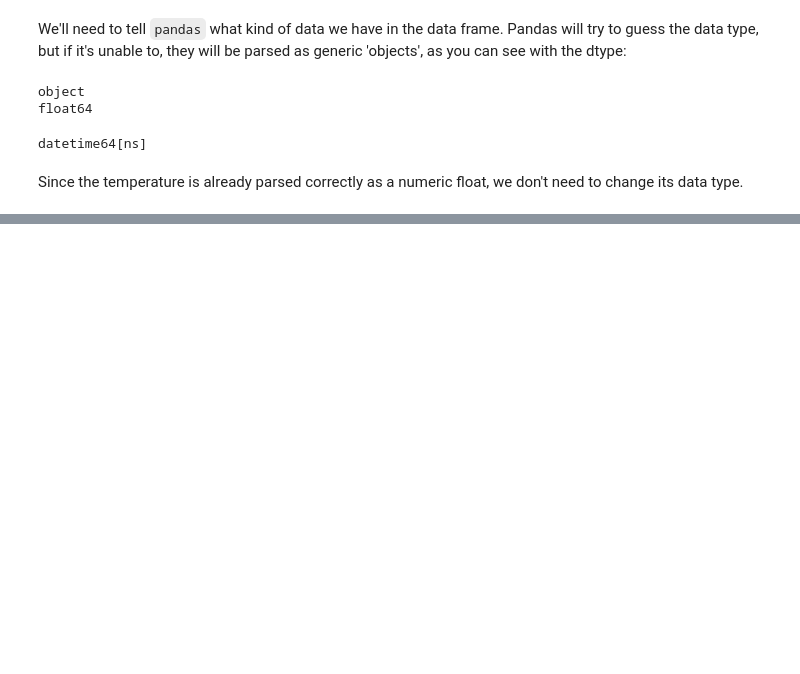
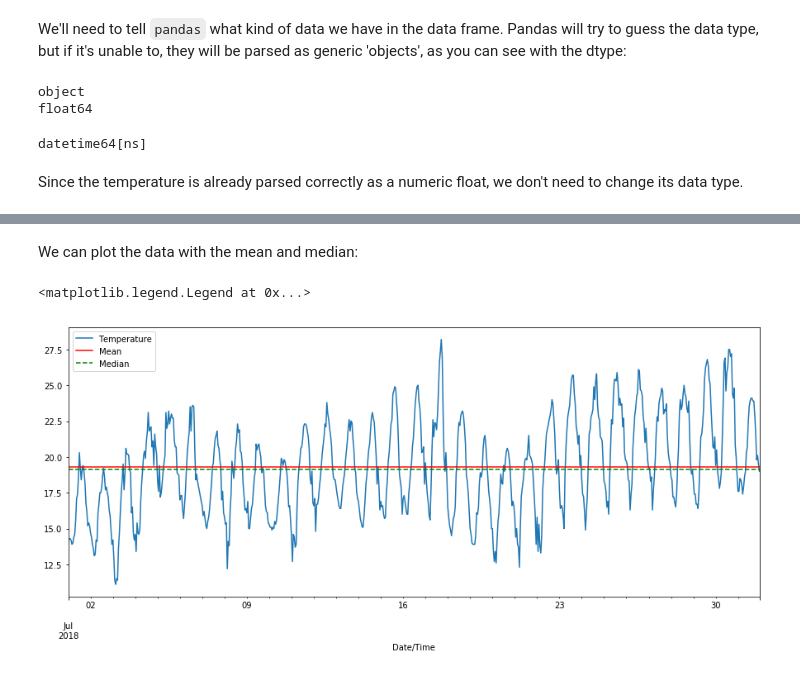
Before and after one commit to OpenChemE/CHBE356, a Jupyter notebook: Notebooks/1. Modelling Chemical Processes/Introduction to Pandas.ipynb, the cells around one changed output, grey strips where cells are left out. Saved outputs shown, nothing was run; the diff lists cells and outputs as text; code cells hidden in the pictures; blank space fills up the shorter version.

```diff
--- a/Notebooks/1. Modelling Chemical Processes/Introduction to Pandas.ipynb
+++ b/Notebooks/1. Modelling Chemical Processes/Introduction to Pandas.ipynb
@@ -98,0 +156,15 @@ data.plot(x='Date/Time', y='Temp (°C)', figsize=(15,6))
+# %% [markdown]
+We can plot the data with the mean and median:
+# %%
+# We'll store the axes as ax so we can plot other stuff on it
+ax = data.plot(x='Date/Time', y='Temp Interpolated (°C)', figsize=(15,6))
+
+# axhline creates a horizontal line. Here's an exercise for you, how do we create vertical lines? Hint: Google.
+ax.axhline(data['Temp Interpolated (°C)'].describe()['mean'], color='r') # mean
+ax.axhline(data['Temp Interpolated (°C)'].describe()['50%'], color='g', linestyle='--') # median
+
+# Give our legend some labels
+ax.legend(['Temperature', 'Mean', 'Median'])
+# %% [output]
+<matplotlib.legend.Legend at 0x...>
+[figure, added]
```
Also changed, not shown: parts of 28 cells of this notebook, 1 other file.
